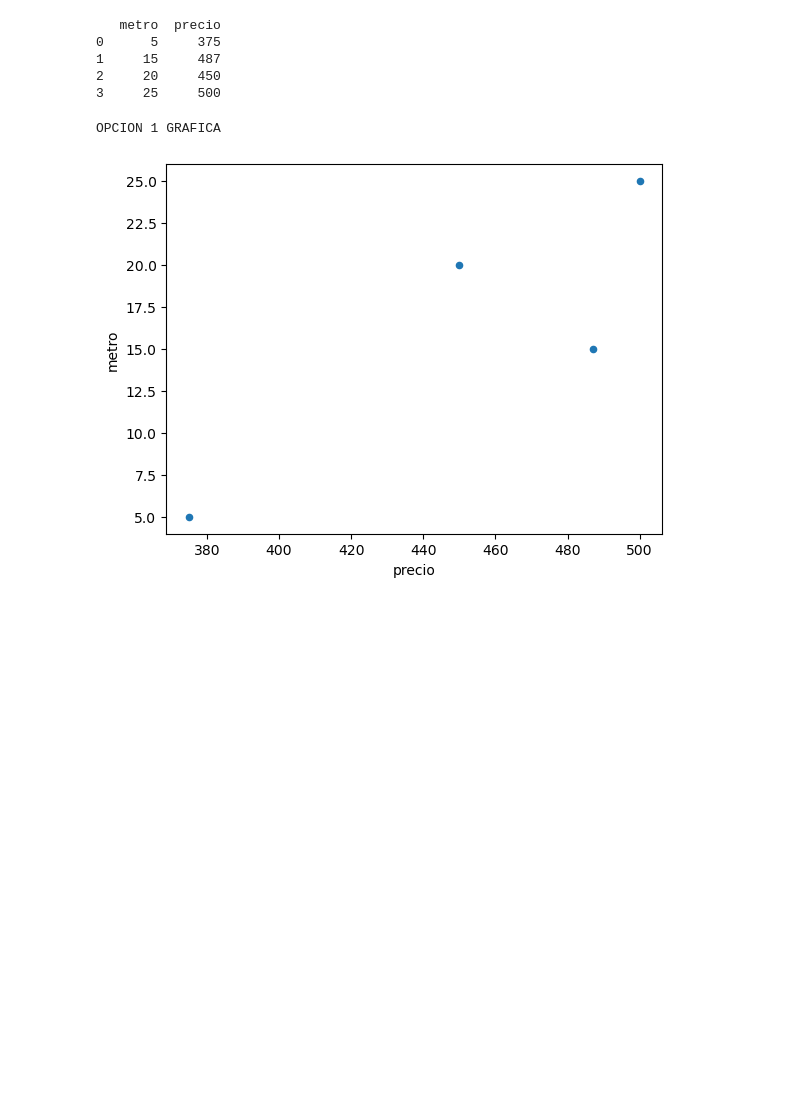
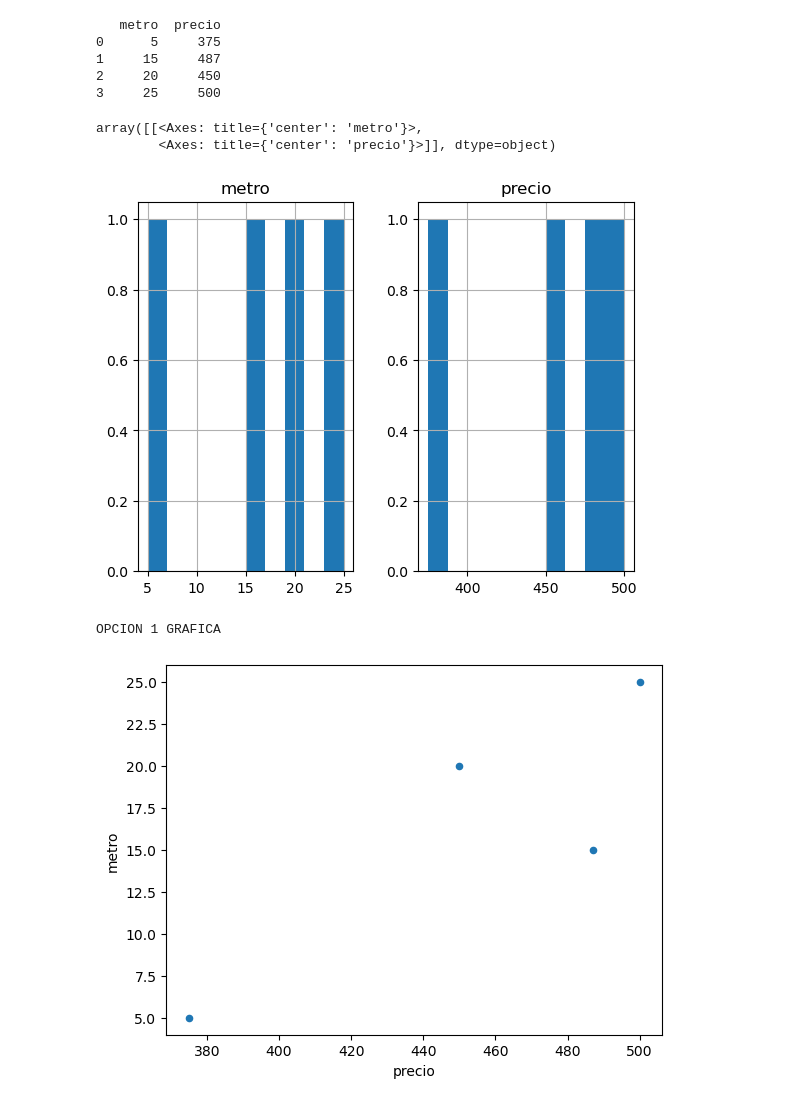
Before and after one commit to juancifu09/Analisi_Datos, a Jupyter notebook: Regresion_Lineal/regresion_lineal.ipynb, the cells around one changed output. Cells and saved outputs as stored; diff of their text form; code cells hidden in the pictures; blank space fills up the shorter version.

```diff
--- a/Regresion_Lineal/regresion_lineal.ipynb
+++ b/Regresion_Lineal/regresion_lineal.ipynb
@@ -1,25 +1,29 @@
 # %%
 import pandas as pd
 #graficos informativos y estadisticos con mejor diseño
 import seaborn as sns
 #funciones matematicas , algebraicas, vectores y matrices
 import numpy as np
 #genera diversos tipos de graficos
 import matplotlib.pyplot as plt
 # %matplotlib inline
 #from sklearn.linear_model import LinearRegression   # saber valores optimos
 from sklearn import linear_model
 import datetime
 
 #plt.show()
 datos= pd.read_csv ("data.csv",sep=",") # lee un archivo separado por comas (,)
 print(datos)
+datos.hist()
 # %% [output]
    metro  precio
 0      5     375
 1     15     487
 2     20     450
 3     25     500
+array([[<Axes: title={'center': 'metro'}>,
+        <Axes: title={'center': 'precio'}>]], dtype=object)
+[figure, added]
 # %%
 print("OPCION 1 GRAFICA")
 #Realizo la grafica de dispersión
```
Also changed, not shown: parts of 1 cell of this notebook.
